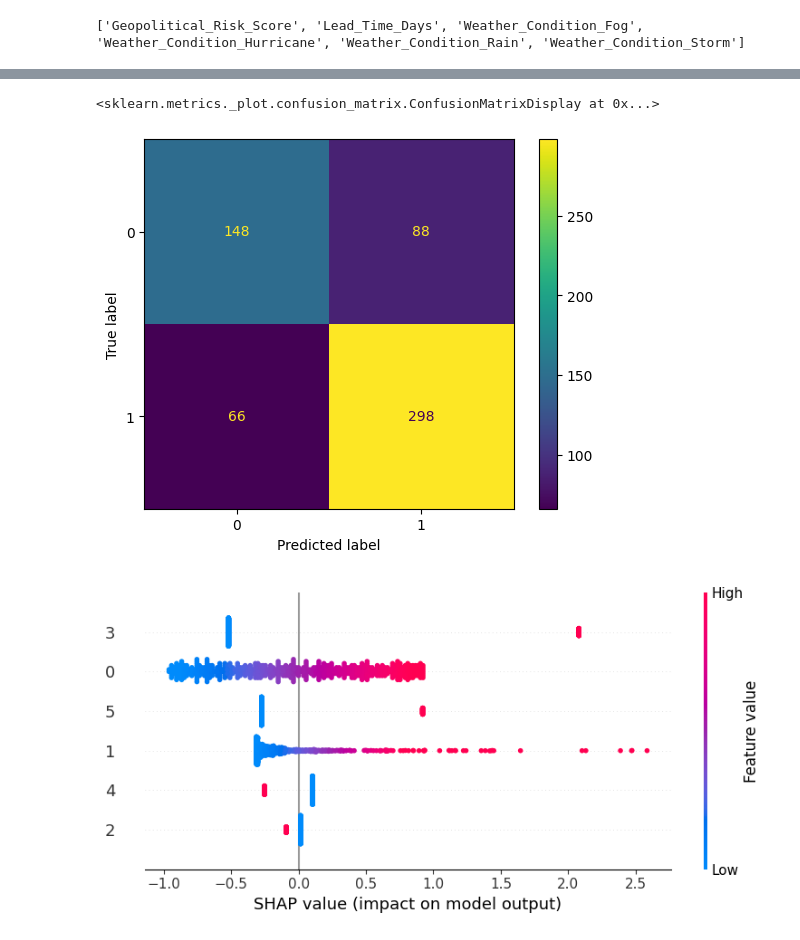
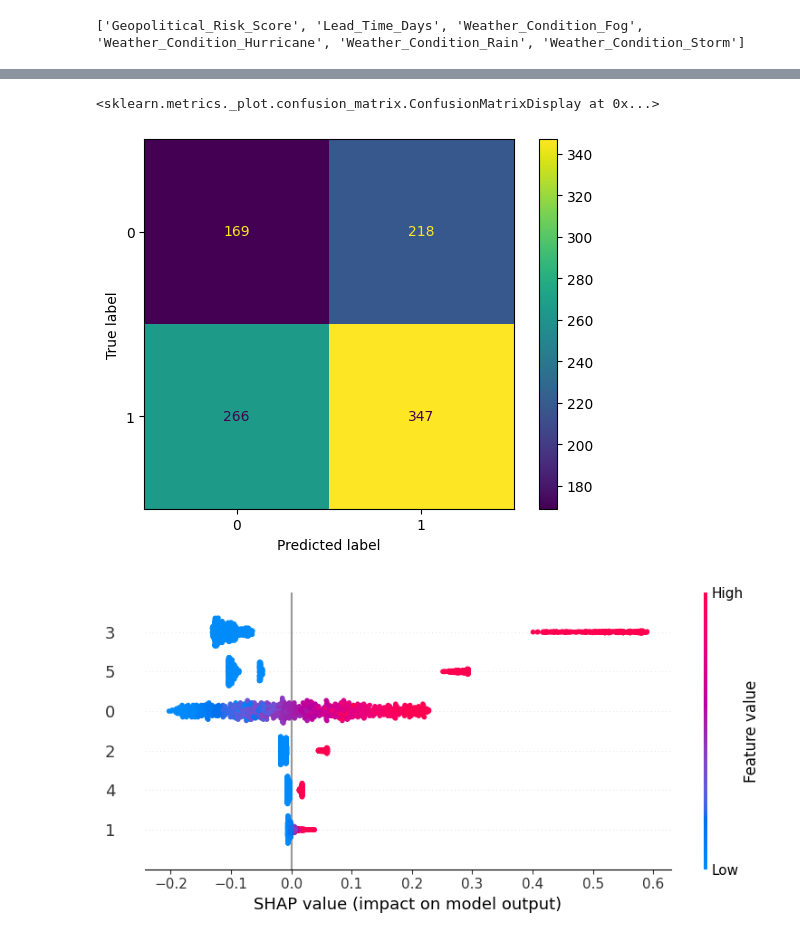
Before and after one commit to wayniez/practice, a Jupyter notebook: practice/Global Supply Chain Risk & Logistics.ipynb, the cells around one changed output, grey strips where cells are left out. Saved outputs shown, nothing was run; the diff lists cells and outputs as text; code cells hidden in the pictures.

Commit message:
feat: add imbalanced class handling, threshold tuning and SHAP explainability

```diff
--- a/practice/Global Supply Chain Risk & Logistics.ipynb
+++ b/practice/Global Supply Chain Risk & Logistics.ipynb
@@ -110,7 +132,7 @@ drop_cols = ['Shipment_ID', 'Disruption_Occurred']
 X = df.drop(drop_cols, axis=1)
 y = df['Disruption_Occurred']
 # %%
-X_train, X_test, y_train, y_test = train_test_split(X, y, test_size=0.12, random_state=42)
+X_train, X_test, y_train, y_test = train_test_split(X, y, test_size=0.2, random_state=42)
 # %%
 from sklearn.pipeline import Pipeline
 from sklearn.feature_selection import VarianceThreshold, SelectKBest, f_classif
@@ -230,0 +268,16 @@ print("Best score:", study.best_value)
+# %%
+def run_study(name: str, objective, n_trials: int) -> optuna.Study:
+    study = optuna.create_study(
+        study_name=name,
+        direction="maximize",
+        sampler=optuna.samplers.TPESampler(seed=42),
+        pruner=optuna.pruners.MedianPruner(n_warmup_steps=5),
+    )
+    study.optimize(objective, n_trials=n_trials, show_progress_bar=True)
+    return study
+
+
+print("=" * 55)
+print("  Optimize XGBClassifier")
+print("=" * 55)
+study_xgb = run_study("xgboost", objective_xgb, N_TRIALS)
@@ -230,0 +347,7 @@ print("Best score:", study.best_value)
+# %%
+X_temp, X_test, y_temp, y_test = train_test_split(
+    X, y, test_size=0.2, stratify=y, random_state=42
+)
+X_train, X_val, y_train, y_val = train_test_split(
+    X_temp, y_temp, test_size=0.2, stratify=y_temp, random_state=42
+)
@@ -231,2 +459,12 @@ print("Best score:", study.best_value)
 # %%
-model = LogisticRegression(penalty='l1', solver='saga', C=0.15167418777222713, max_iter=894)
+best_xgb_params = study_xgb.best_params.copy()
+best_xgb_params.update({
+    "use_label_encoder": False,
+    "eval_metric": "logloss",
+    "tree_method": "hist",
+    "random_state": 42,
+    "n_jobs": -1,
+})
+final_xgb = XGBClassifier(**best_xgb_params)
+final_xgb.fit(X, y)
+print("✓ XGBClassifier trained with best parameters")
@@ -250,18 +489,19 @@ weighted avg       0.74      0.74      0.74       600
 # %%
 from sklearn.metrics import ConfusionMatrixDisplay
 # %%
-ConfusionMatrixDisplay.from_estimator(model, X_test_filtered, y_test)
+ConfusionMatrixDisplay.from_estimator(final_xgb, X_test_filtered, y_test)
 # %% [output]
 <sklearn.metrics._plot.confusion_matrix.ConfusionMatrixDisplay at 0x...>
-[figure, old version]
+[figure, new version]
 # %%
 X_train_filtered = pd.DataFrame(X_train_filtered)
 X_test_filtered = pd.DataFrame(X_test_filtered)
 # %%
 import shap
 
-explainer = shap.Explainer(model, X_train_filtered)
+explainer = shap.Explainer(final_lr.predict_proba, X_train_filtered)
 shap_values = explainer(X_test_filtered)
-shap.summary_plot(shap_values, X_test_filtered)
+
+shap.summary_plot(shap_values[..., 1], X_test_filtered)
 # %% [output]
-[figure, old version]
+[figure, new version]
```
Also changed, not shown: parts of 20 cells of this notebook.
